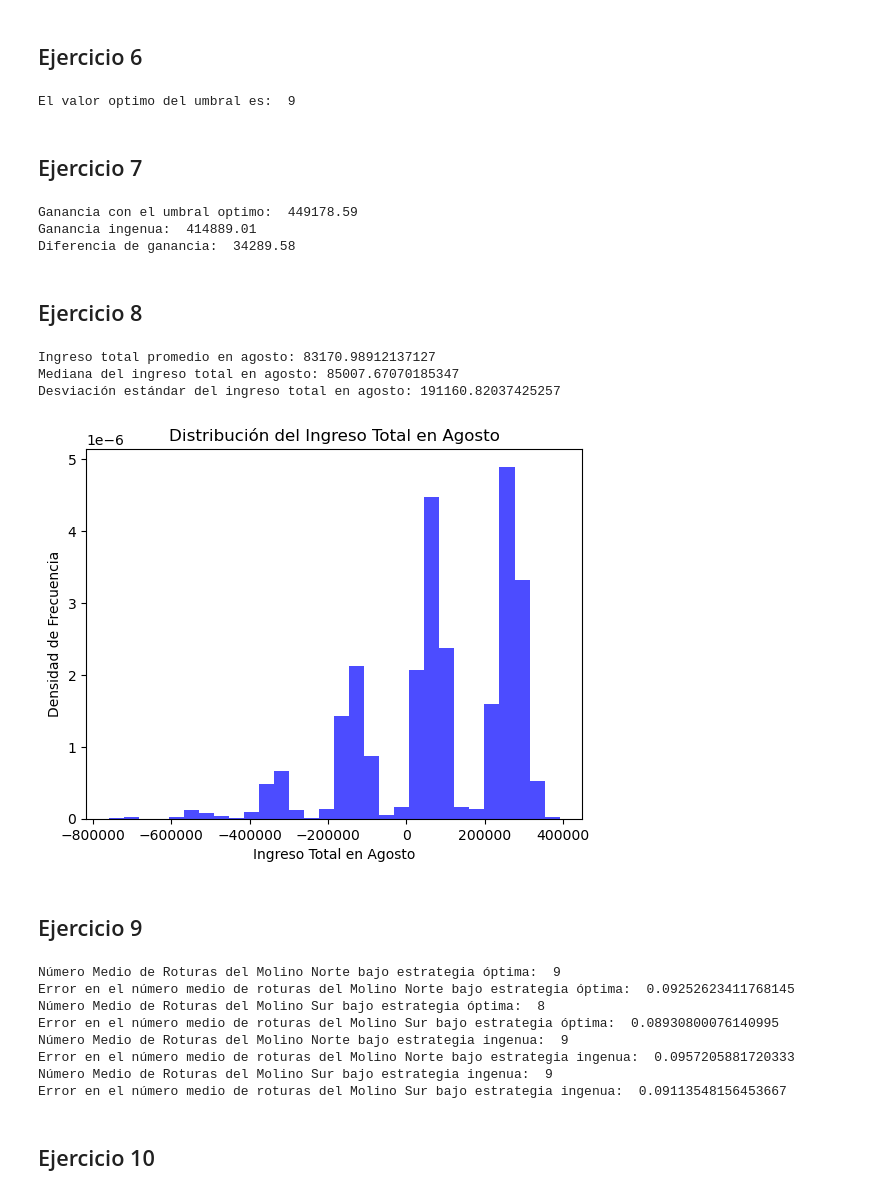
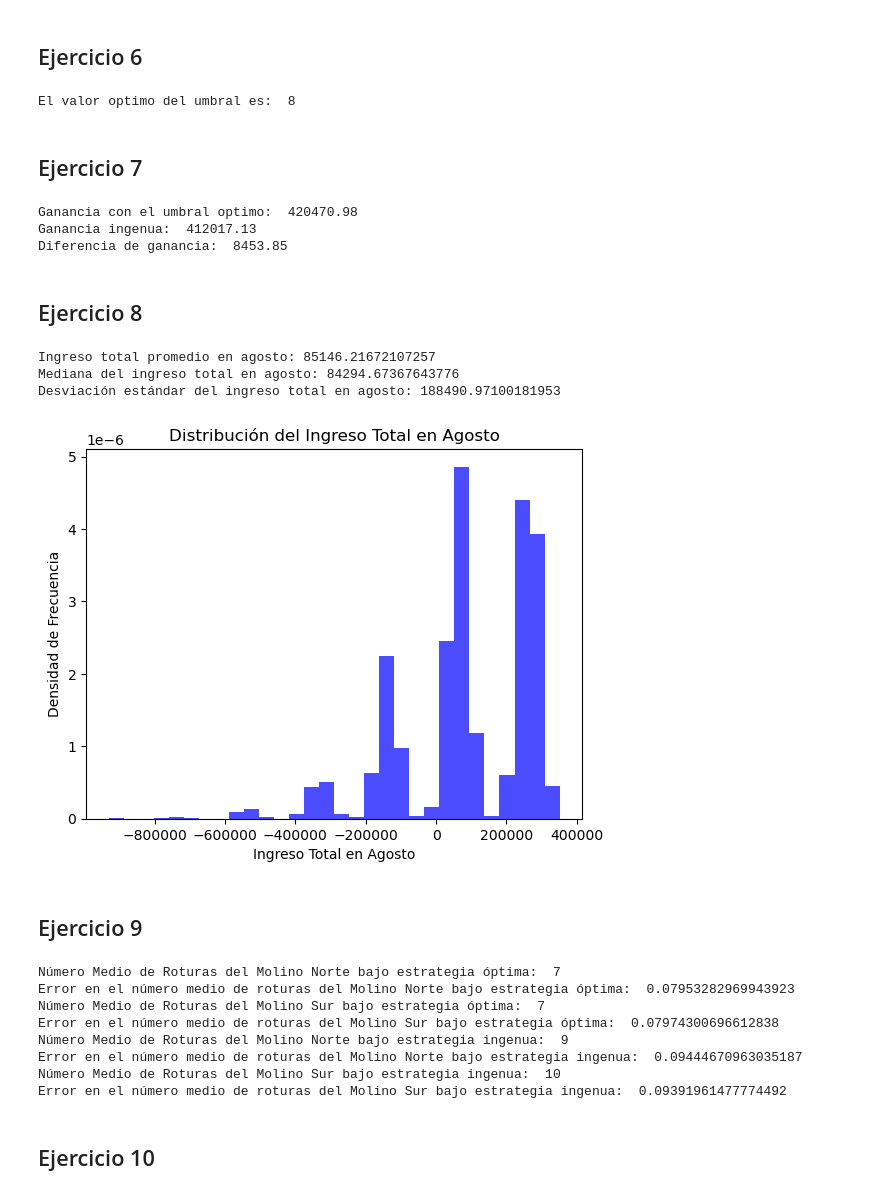
Before and after one commit to catadolhare/tp1_aplicaciones_cauzzo_dolhare_ekes_squillari, a Jupyter notebook: tp1.ipynb, the cells around one changed output. Cells and saved outputs as stored; diff of their text form; code cells hidden in the pictures.

Commit message:
arreglos

```diff
--- a/tp1.ipynb
+++ b/tp1.ipynb
@@ -223,5 +223,7 @@ Desviación estándar de la diferencia histórica: 1.0614721182882032
 # %% [markdown]
 ## Ejercicio 3
+# %%
+n_sim = 5000
 # %%
 def calcular_VAN(S, D, k, n_days, costo_rep):
     cashflow = np.zeros(n_days)
@@ -400,16 +402,16 @@ def calcular_umbral_optimo(umbral_k, costo_reparacion):
     best_k = None
 
     for k in umbral_k:
-        VANs = np.zeros(2000)
+        VANs = np.zeros(n_sim)
 
-        for j in range(2000):
+        for j in range(n_sim):
             S, D = simulacion(365)
             VAN_calculado, _, _, _, _, _, _, _ = calcular_VAN(S, D, k, 365, costo_reparacion)
 
             VANs[j] = VAN_calculado
 
         media_VAN = np.mean(VANs)
-        error_VAN = np.std(VANs) / np.sqrt(2000)
+        error_VAN = np.std(VANs) / np.sqrt(n_sim)
 
         medias_VAN.append(media_VAN)
         errores_VAN.append(error_VAN)
@@ -452,7 +454,7 @@ plt.show()
 # %%
 print('El valor optimo del umbral es: ', best_k)
 # %% [output]
-El valor optimo del umbral es:  9
+El valor optimo del umbral es:  8
 # %% [markdown]
 ## Ejercicio 7
 # %%
@@ -494,65 +496,62 @@ def calcular_VAN_ingenuo(S, D, n_days):
 
     return VAN, cashflow, estado_molino_norte, estado_molino_sur, roturas_norte, roturas_sur
 # %%
-VANs_ingenuo = np.zeros(3000)
+VANs_ingenuo = np.zeros(n_sim)
 
-for i in range(3000):
+for i in range(n_sim):
     S, D = simulacion(365)
     VAN_calculado_ingenuo, cashflow_ingenuo, estado_molino_norte_ingenuo, estado_molino_sur_ingenuo, roturas_molino_norte_ingenuo, roturas_molino_sur_ingenuo = calcular_VAN_ingenuo(S, D, 365)
     VANs_ingenuo[i] = VAN_calculado_ingenuo
 
 media_VAN_ingenuo = np.mean(VANs_ingenuo)
-error_VAN_ingenuo = np.std(VANs_ingenuo) / np.sqrt(3000)
+error_VAN_ingenuo = np.std(VANs_ingenuo) / np.sqrt(n_sim)
 # %%
 print('Ganancia con el umbral optimo: ', round(best_van, 2))
 print('Ganancia ingenua: ', round(media_VAN_ingenuo, 2))
 print('Diferencia de ganancia: ', round(best_van - media_VAN_ingenuo, 2))
 # %% [output]
-Ganancia con el umbral optimo:  449178.59
-Ganancia ingenua:  414889.01
-Diferencia de ganancia:  34289.58
+Ganancia con el umbral optimo:  420470.98
+Ganancia ingenua:  412017.13
+Diferencia de ganancia:  8453.85
 # %% [markdown]
 ## Ejercicio 8
 # %%
 # Definir los días correspondientes al mes de agosto (del día 213 al 242, ya que Python excluye el último índice)
 dias_agosto = range(213, 243)
 
-# Número de simulaciones
-num_simulaciones = 2000
+# Arreglo para almacenar el ingreso total de agosto en cada simulación
+ingresos_agosto = np.zeros(n_sim)
 
-# Arreglo para almacenar el ingreso total de agosto en cada simulación
-ingresos_agosto = np.zeros(num_simulaciones)
-
-for j in range(num_simulaciones):
+for j in range(n_sim):
     # Simular los datos para todo el año
     S, D = simulacion(365)
 
     # Calcular el flujo de caja (cashflow) con el umbral óptimo de operación 'best_k'
     _, cashflow_sim, _, _, _, _, _, _ = calcular_VAN(S, D, best_k, 365, 200000)
 
     # Calcular el ingreso total de agosto sumando los cashflows de los días de agosto
     ingresos_agosto[j] = np.sum(cashflow_sim[dias_agosto])
 
 # Estadísticas descriptivas
 media_ingreso = np.mean(ingresos_agosto)
 mediana_ingreso = np.median(ingresos_agosto)
 desviacion_ingreso = np.std(ingresos_agosto)
 
 print(f"Ingreso total promedio en agosto: {media_ingreso}")
 print(f"Mediana del ingreso total en agosto: {mediana_ingreso}")
 print(f"Desviación estándar del ingreso total en agosto: {desviacion_ingreso}")
 
 # Graficar el histograma
 plt.hist(ingresos_agosto, bins=30, density=True, alpha=0.7, color='blue')
 plt.title('Distribución del Ingreso Total en Agosto')
 plt.xlabel('Ingreso Total en Agosto')
 plt.ylabel('Densidad de Frecuencia')
 plt.show()
 # %% [output]
-Ingreso total promedio en agosto: 83170.98912137127
-Mediana del ingreso total en agosto: 85007.67070185347
-Desviación estándar del ingreso total en agosto: 191160.82037425257
+Ingreso total promedio en agosto: 85146.21672107257
+Mediana del ingreso total en agosto: 84294.67367643776
+Desviación estándar del ingreso total en agosto: 188490.97100181953
-[figure, old version]
+[figure, new version]
 # %% [markdown]
 ## Ejercicio 9
 # %%
@@ -563,7 +562,7 @@ cant_roturas_sur_opt = []
 cant_roturas_norte_ing = []
 cant_roturas_sur_ing = []
 
-for i in range(1000):
+for i in range(n_sim):
     S, D = simulacion(365)
     _, _, _, _, roturas_molino_norte_opt, roturas_molino_sur_opt, _, _ = calcular_VAN(S, D, best_k, 365, 200000)
     _, _, _, _, roturas_molino_norte_ing, roturas_molino_sur_ing= calcular_VAN_ingenuo(S, D, 365)
@@ -602,14 +601,14 @@ print('Error en el número medio de roturas del Molino Norte bajo estrategia ing
 print ('Número Medio de Roturas del Molino Sur bajo estrategia ingenua: ', round(media_roturas_sur_ing))
 print('Error en el número medio de roturas del Molino Sur bajo estrategia ingenua: ', error_roturas_sur_ing)
 # %% [output]
-Número Medio de Roturas del Molino Norte bajo estrategia óptima:  9
-Error en el número medio de roturas del Molino Norte bajo estrategia óptima:  0.09252623411768145
-Número Medio de Roturas del Molino Sur bajo estrategia óptima:  8
-Error en el número medio de roturas del Molino Sur bajo estrategia óptima:  0.08930800076140995
+Número Medio de Roturas del Molino Norte bajo estrategia óptima:  7
+Error en el número medio de roturas del Molino Norte bajo estrategia óptima:  0.07953282969943923
+Número Medio de Roturas del Molino Sur bajo estrategia óptima:  7
+Error en el número medio de roturas del Molino Sur bajo estrategia óptima:  0.07974300696612838
 Número Medio de Roturas del Molino Norte bajo estrategia ingenua:  9
-Error en el número medio de roturas del Molino Norte bajo estrategia ingenua:  0.0957205881720333
-Número Medio de Roturas del Molino Sur bajo estrategia ingenua:  9
-Error en el número medio de roturas del Molino Sur bajo estrategia ingenua:  0.09113548156453667
+Error en el número medio de roturas del Molino Norte bajo estrategia ingenua:  0.09444670963035187
+Número Medio de Roturas del Molino Sur bajo estrategia ingenua:  10
+Error en el número medio de roturas del Molino Sur bajo estrategia ingenua:  0.09391961477774492
 # %% [markdown]
 ## Ejercicio 10
 # %%
```
Also changed, not shown: parts of 22 cells of this notebook.
